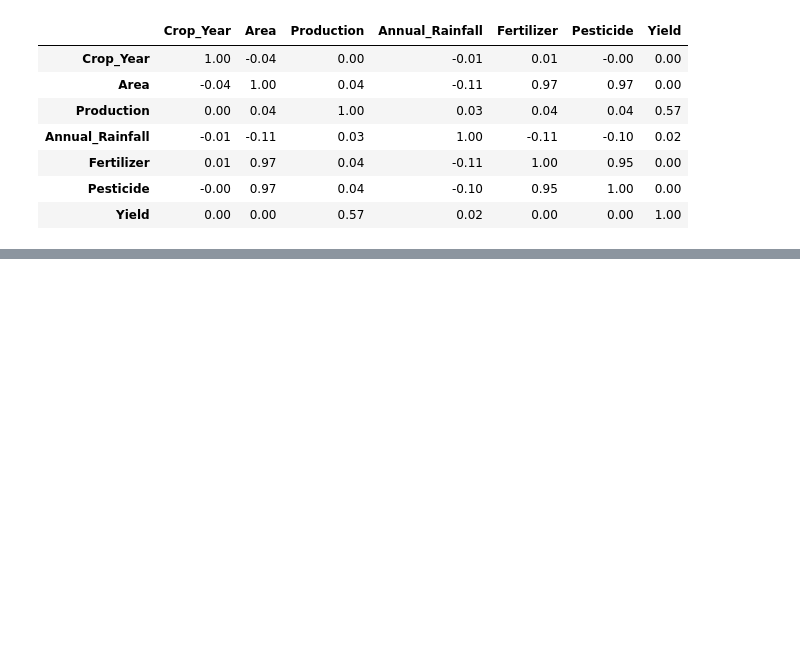
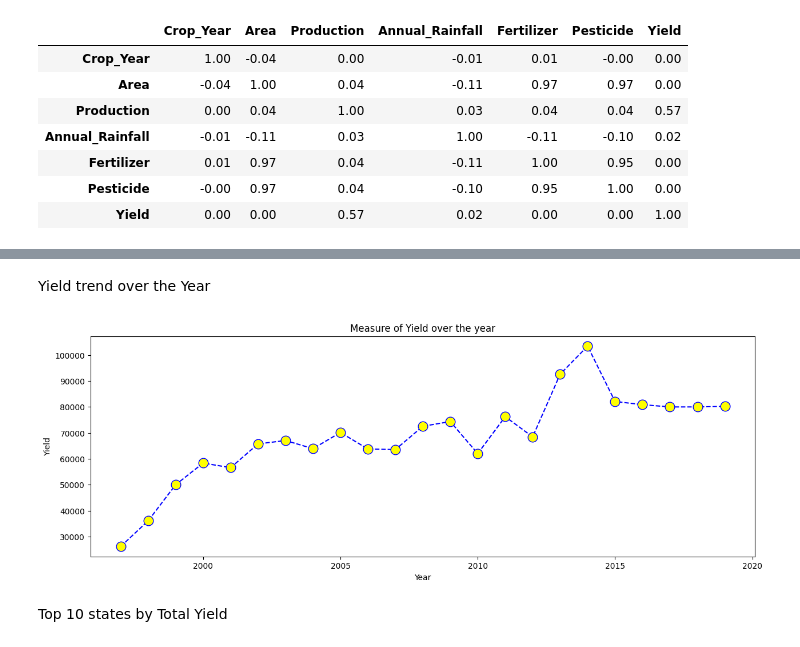
Before and after one commit to Dheerajraut4902/Project-work, a Jupyter notebook: test.ipynb, the cells around one changed output, grey strips where cells are left out. Drawn from its saved outputs; the diff is of its cells as text; code cells hidden in the pictures; blank space fills up the shorter version.

```diff
--- a/test.ipynb
+++ b/test.ipynb
@@ -174,0 +288,14 @@ NameError: name 'px' is not defined
+# %% [markdown]
+Yield trend over the Year
+# %%
+df_state = df.groupby('Crop_Year',as_index=False)['Yield'].sum()
+plt.figure(figsize = (15,5))
+plt.plot(df_state['Crop_Year'], df_state['Yield'],color='blue', linestyle='dashed', marker='o',markersize=12, markerfacecolor='yellow')
+plt.xlabel('Year')
+plt.ylabel('Yield')
+plt.title('Measure of Yield over the year')
+plt.show()
+# %% [output]
+[figure, added]
+# %% [markdown]
+Top 10 states by Total Yield
```
Also changed, not shown: parts of 225 cells of this notebook.
